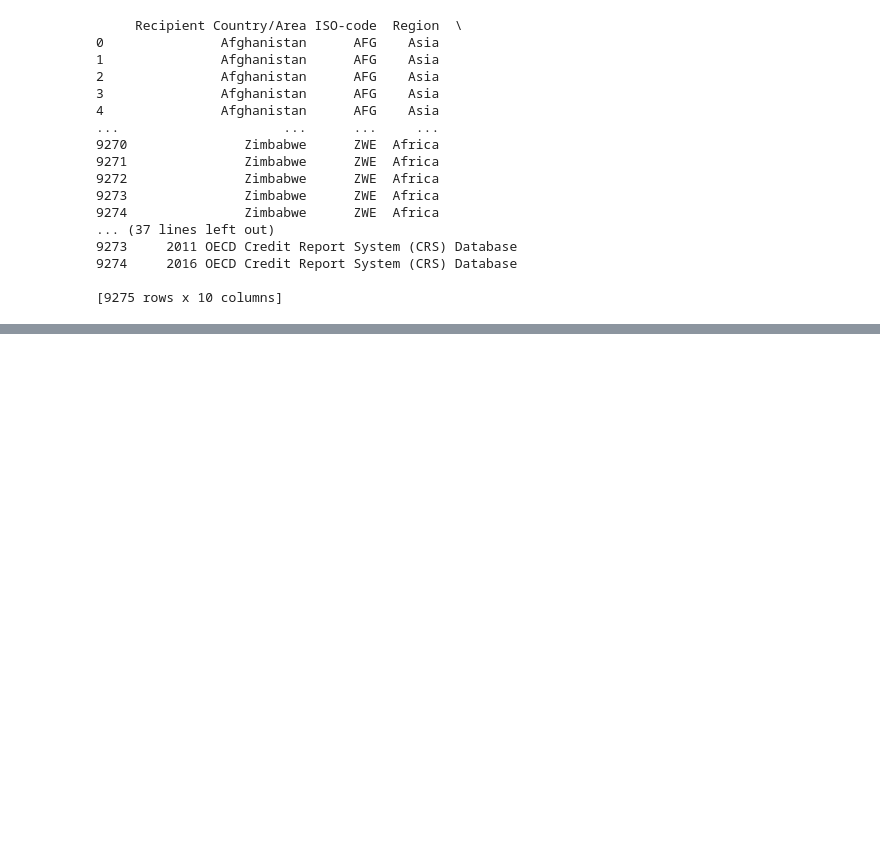
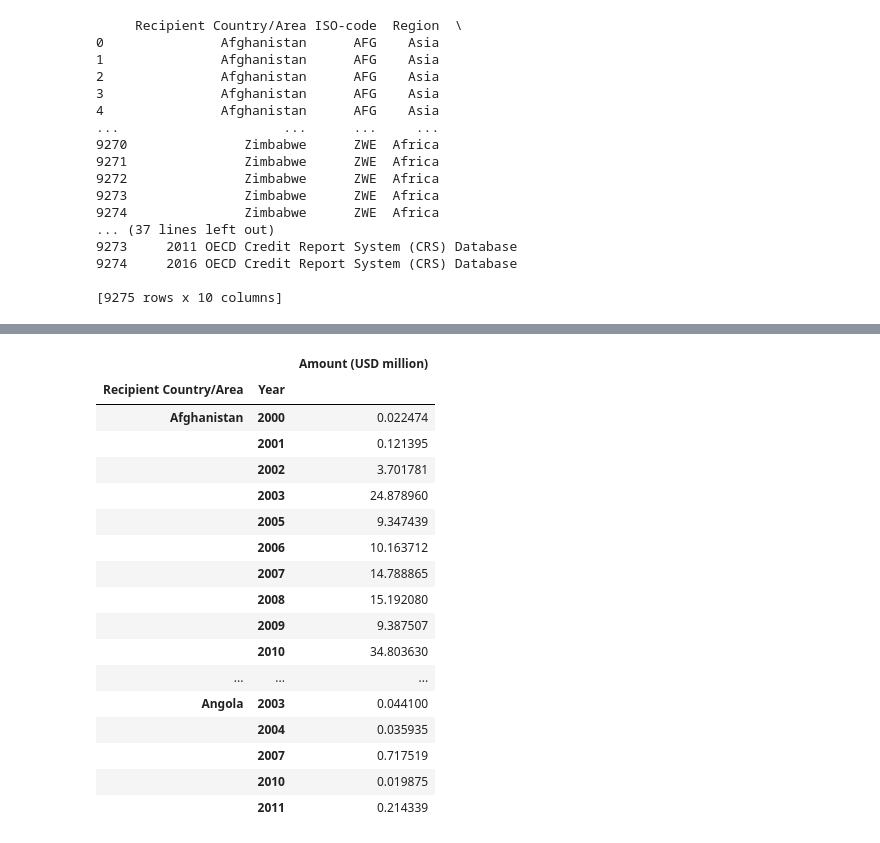
Before and after one commit to coreymcculley/Investigation-into-Carbon-Emmisions-and-Renenwable-Energy, a Jupyter notebook: Renewables investment data.ipynb, the cells around one changed output, grey strips where cells are left out. Cells and saved outputs as stored; diff of their text form; code cells hidden in the pictures; blank space fills up the shorter version.

```diff
--- a/Renewables investment data.ipynb
+++ b/Renewables investment data.ipynb
@@ -123,0 +190,23 @@ print (df)
+# %%
+#Use GroupBy in order to aggregate the data according to the values in the country / year
+df_countries = df.groupby(['Recipient Country/Area','Year']).sum()
+df_countries.head(50)
+# %% [output]
+|  |  | Amount (USD million) |
+| Recipient Country/Area | Year |  |
+| Afghanistan | 2000 | 0.022474 |
+|  | 2001 | 0.121395 |
+|  | 2002 | 3.701781 |
+|  | 2003 | 24.878960 |
+|  | 2005 | 9.347439 |
+|  | 2006 | 10.163712 |
+|  | 2007 | 14.788865 |
+|  | 2008 | 15.192080 |
+|  | 2009 | 9.387507 |
+|  | 2010 | 34.803630 |
+| ... | ... | ... |
+| Angola | 2003 | 0.044100 |
+|  | 2004 | 0.035935 |
+|  | 2007 | 0.717519 |
+|  | 2010 | 0.019875 |
+|  | 2011 | 0.214339 |
```
Also changed, not shown: parts of 10 cells of this notebook.
